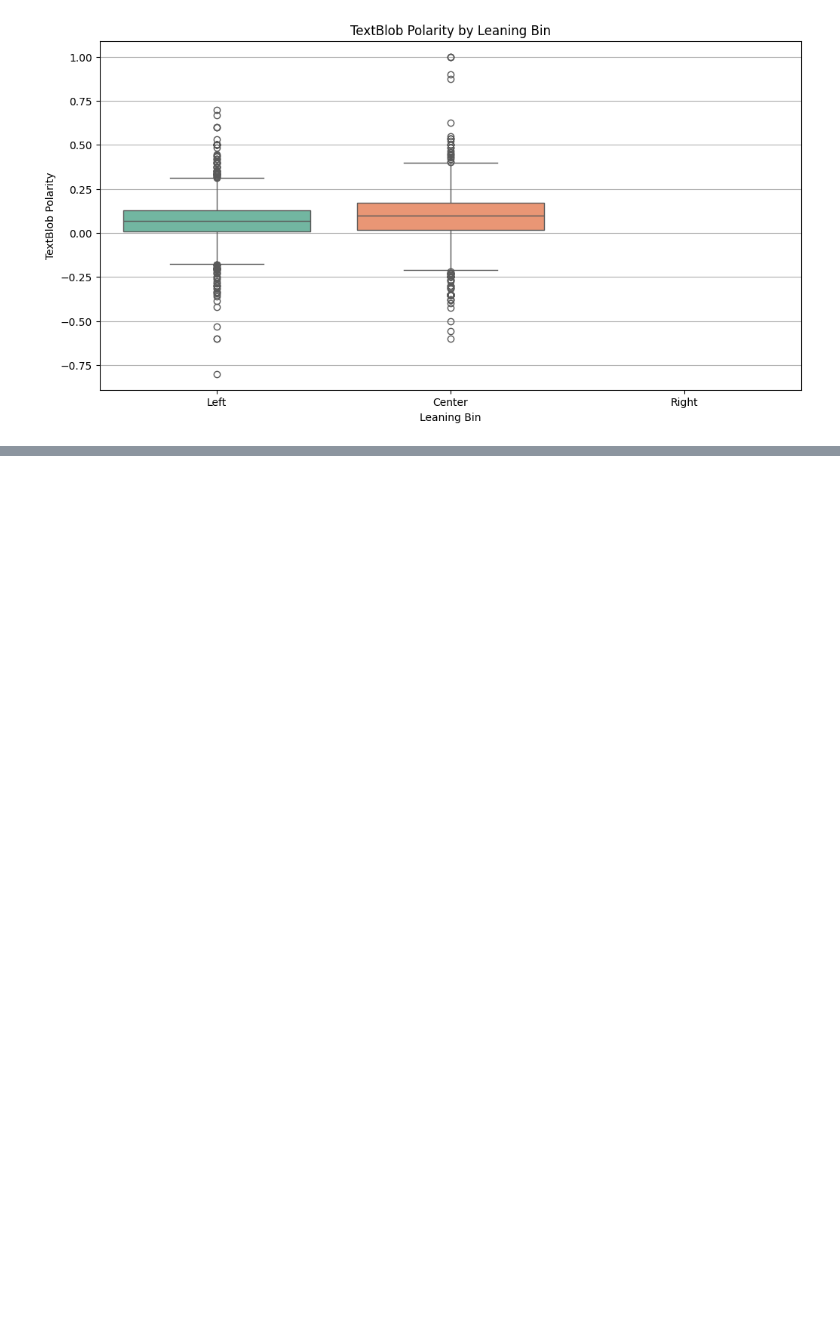
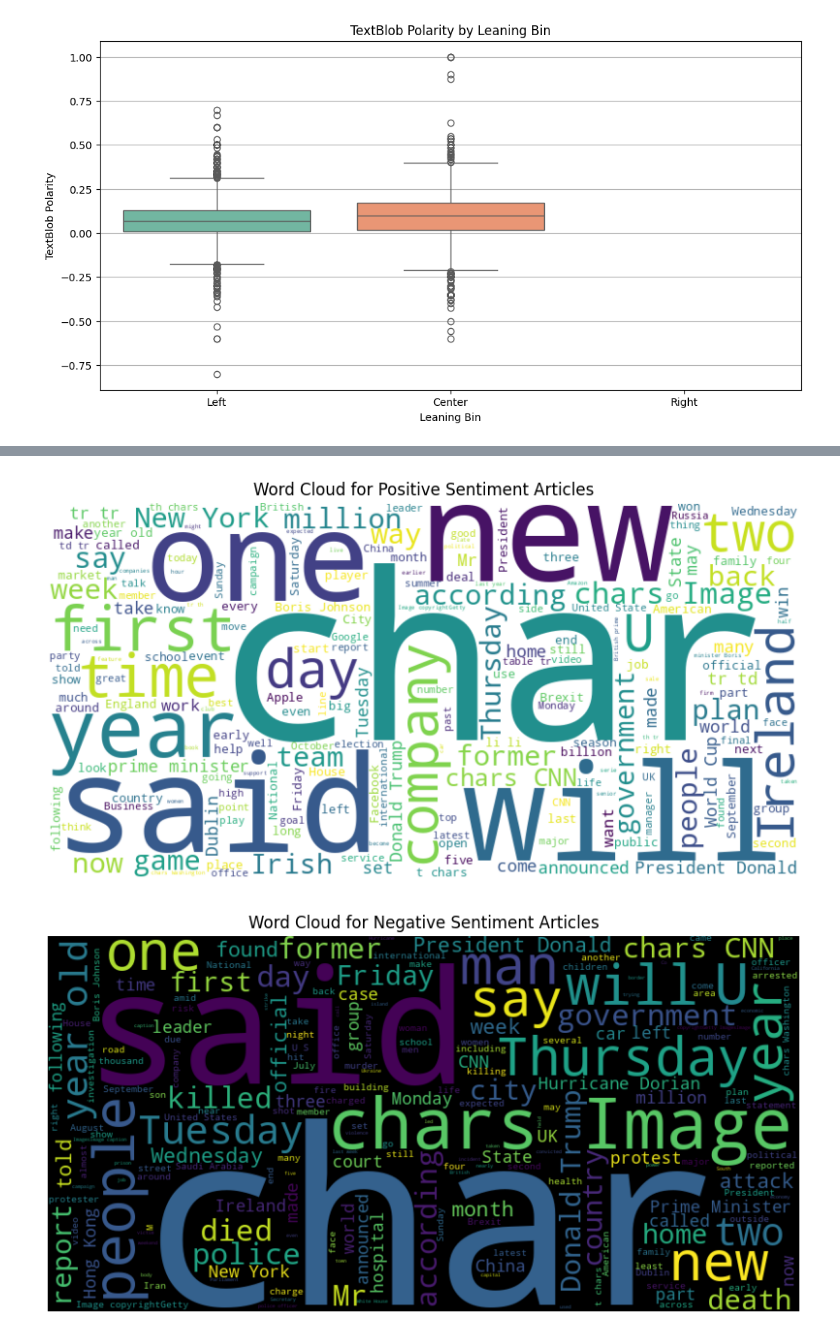
Before and after one commit to amaanansari/DSA2, a Jupyter notebook: analysis.ipynb, the cells around one changed output, grey strips where cells are left out. Cells and saved outputs as stored; diff of their text form; code cells hidden in the pictures; blank space fills up the shorter version.

```diff
--- a/analysis.ipynb
+++ b/analysis.ipynb
@@ -297,0 +321,25 @@ Passing `palette` without assigning `hue` is deprecated and will be removed in v
+# %%
+from wordcloud import WordCloud
+
+# Generate word clouds for articles with extreme sentiment
+positive_content = " ".join(df[df['vader_compound'] > 0.5]['content'].dropna())
+negative_content = " ".join(df[df['vader_compound'] < -0.5]['content'].dropna())
+
+# Positive sentiment word cloud
+positive_wordcloud = WordCloud(width=800, height=400, background_color='white').generate(positive_content)
+plt.figure(figsize=(10, 6))
+plt.imshow(positive_wordcloud, interpolation='bilinear')
+plt.axis('off')
+plt.title('Word Cloud for Positive Sentiment Articles')
+plt.show()
+
+# Negative sentiment word cloud
+negative_wordcloud = WordCloud(width=800, height=400, background_color='black').generate(negative_content)
+plt.figure(figsize=(10, 6))
+plt.imshow(negative_wordcloud, interpolation='bilinear')
+plt.axis('off')
+plt.title('Word Cloud for Negative Sentiment Articles')
+plt.show()
+# %% [output]
+[figure, added]
+[figure, added]
```
Also changed, not shown: parts of 10 cells of this notebook.
